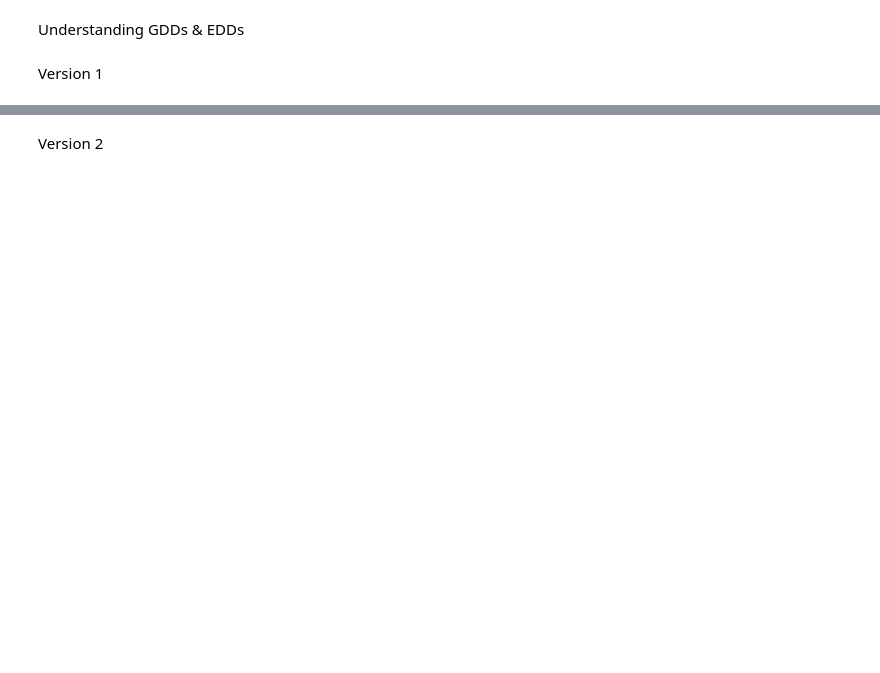
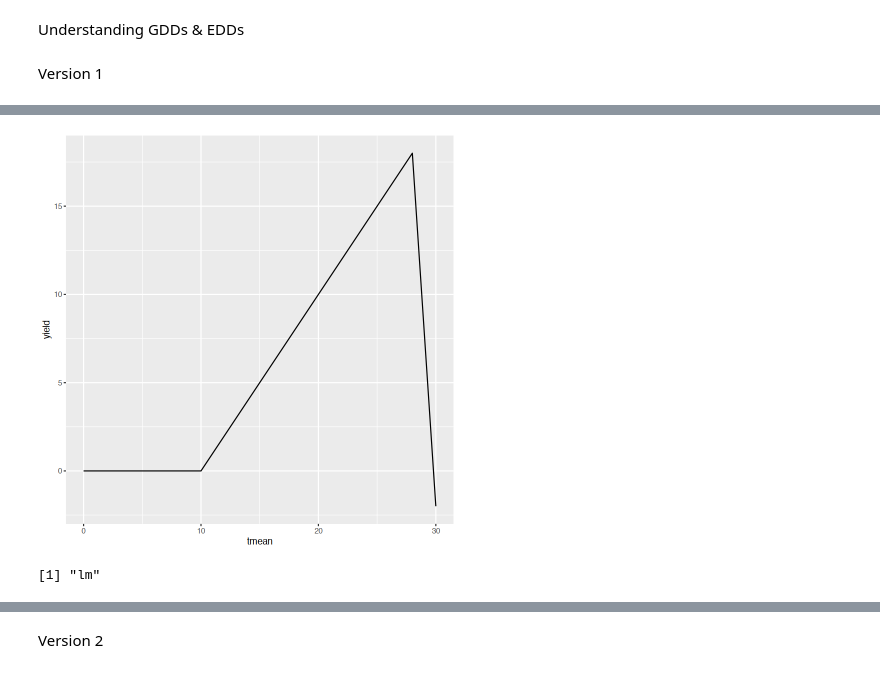
Before and after one commit to openmodels/ccecon2024, a Jupyter notebook: Week 6 - Some Econometrics Public.ipynb, the cells around one changed output, grey strips where cells are left out. Drawn from its saved outputs; the diff is of its cells as text; code cells hidden in the pictures; blank space fills up the shorter version.

```diff
--- a/Week 6 - Some Econometrics Public.ipynb
+++ b/Week 6 - Some Econometrics Public.ipynb
@@ -16,0 +68,4 @@ plot(df$yield)
+# %%
+ggplot(df, aes(x=tmean, y=yield)) + geom_line()
+# %% [output]
+[figure, added]
@@ -17,2 +74,6 @@ plot(df$yield)
+# %%
+class(mod)
+# %% [output]
+[1] "lm"
 # %%
 summary(lm(yield ~ gdd + edd, data=df))
```
Also changed, not shown: parts of 28 cells of this notebook.
